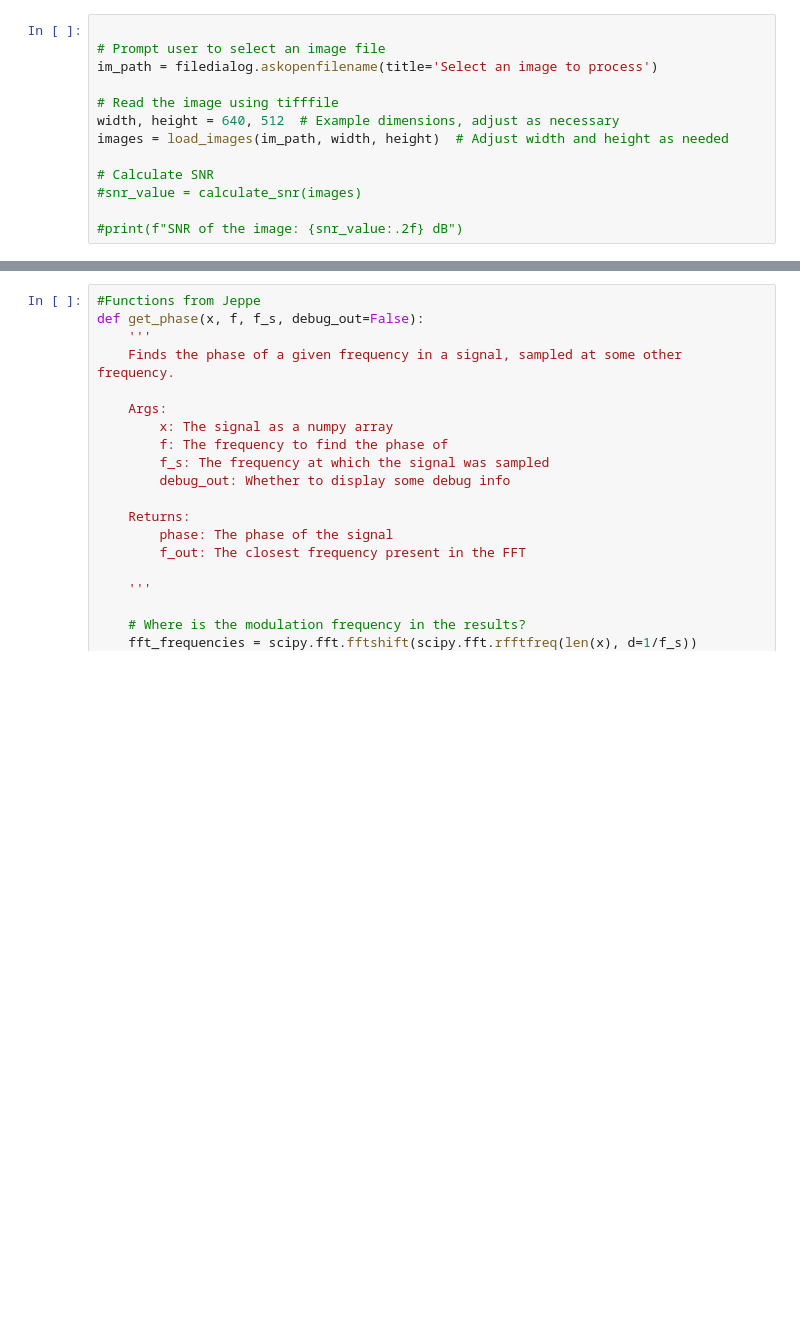
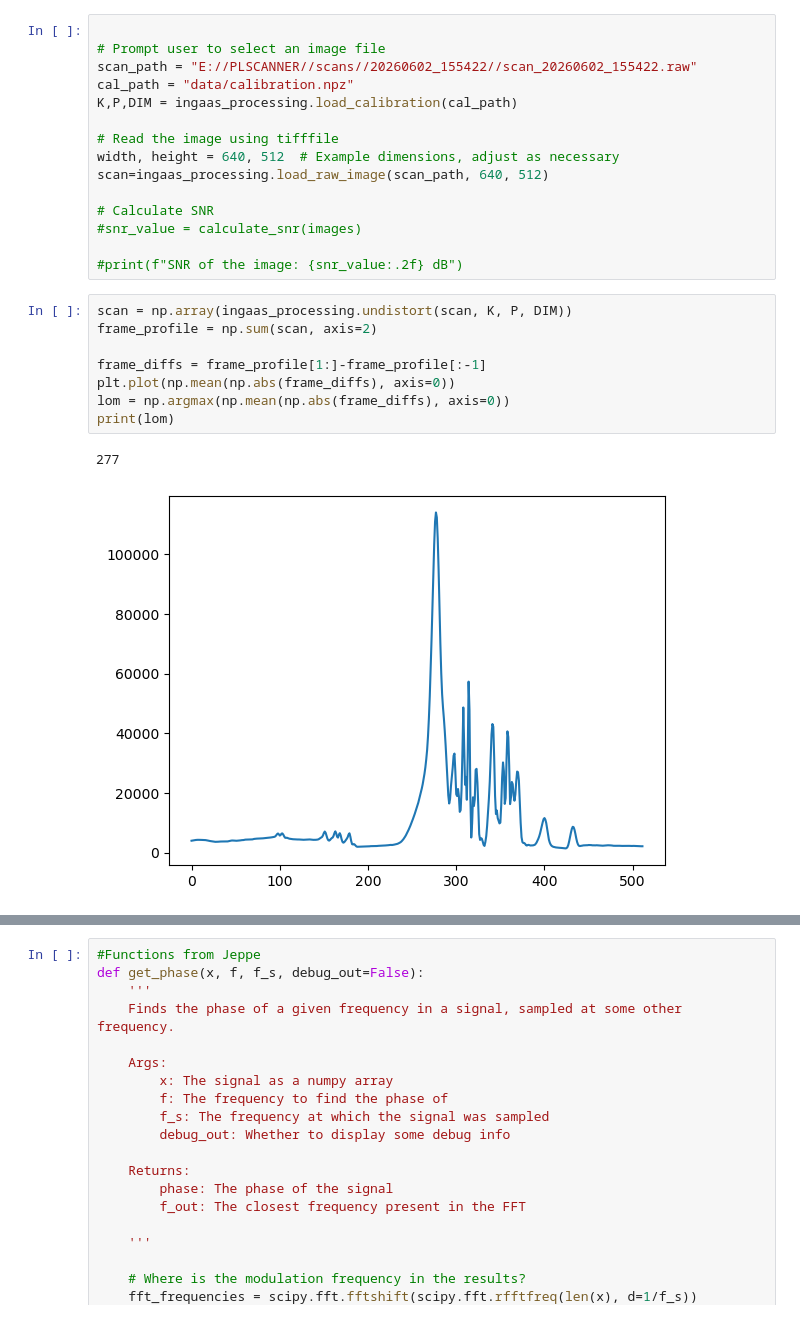
Before and after one commit to JeperoJ/Photoluminescence-scanner, a Jupyter notebook: Software refactor/LIPI_Processing/SNRCalc.ipynb, the cells around one changed output, grey strips where cells are left out. Cells and saved outputs as stored; diff of their text form; blank space fills up the shorter version.

Commit message:
SNRCalc extended to full scan

```diff
--- a/Software refactor/LIPI_Processing/SNRCalc.ipynb
+++ b/Software refactor/LIPI_Processing/SNRCalc.ipynb
@@ -43,13 +42,26 @@ def load_images(source, width, height):
 # %%
 
 # Prompt user to select an image file
-im_path = filedialog.askopenfilename(title='Select an image to process')
+scan_path = "E://PLSCANNER//scans//20260602_155422//scan_20260602_155422.raw"
+cal_path = "data/calibration.npz"
+K,P,DIM = ingaas_processing.load_calibration(cal_path)
 
 # Read the image using tifffile
 width, height = 640, 512  # Example dimensions, adjust as necessary
-images = load_images(im_path, width, height)  # Adjust width and height as needed
+scan=ingaas_processing.load_raw_image(scan_path, 640, 512)
 
 # Calculate SNR
 #snr_value = calculate_snr(images)
 
 #print(f"SNR of the image: {snr_value:.2f} dB")
+# %%
+scan = np.array(ingaas_processing.undistort(scan, K, P, DIM))
+frame_profile = np.sum(scan, axis=2)
+
+frame_diffs = frame_profile[1:]-frame_profile[:-1]
+plt.plot(np.mean(np.abs(frame_diffs), axis=0))
+lom = np.argmax(np.mean(np.abs(frame_diffs), axis=0))
+print(lom)
+# %% [output]
+277
+[figure, added]
```
Also changed, not shown: parts of 5 cells of this notebook.
